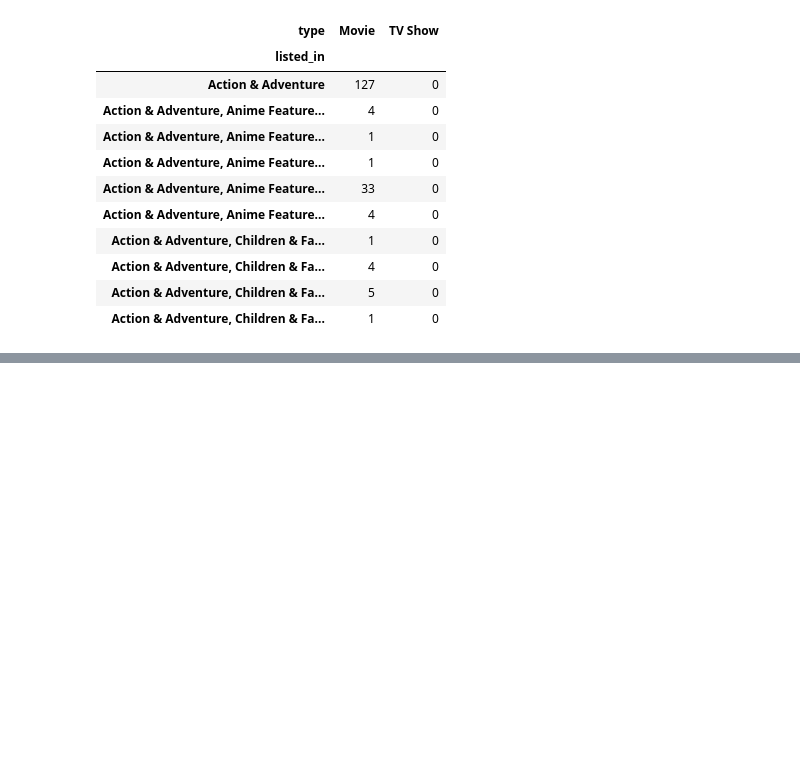
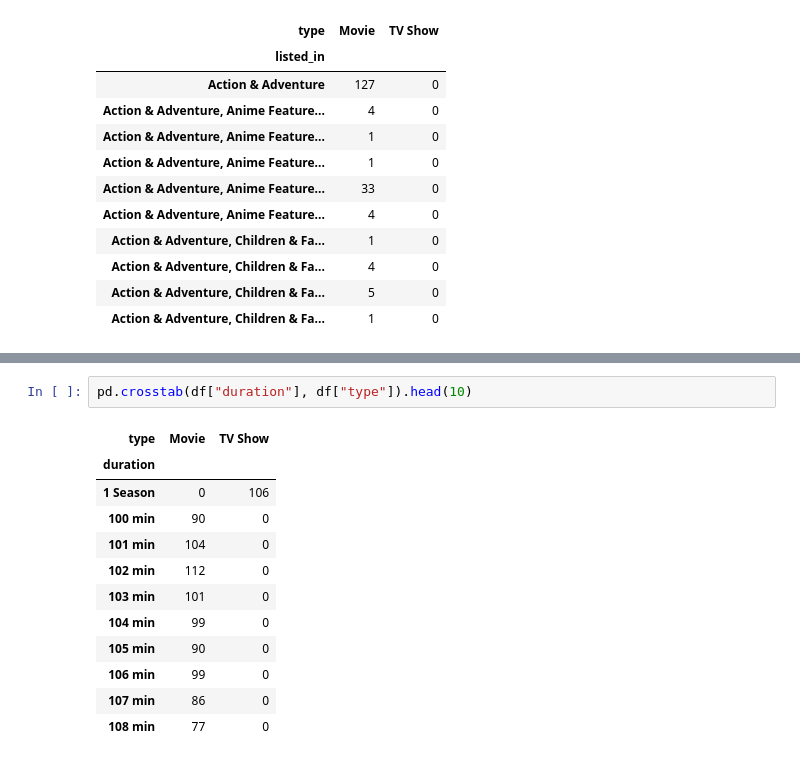
Before and after one commit to manasasuresh-25/CodSoft_Task2, a Jupyter notebook: EDA..ipynb, the cells around one changed output, grey strips where cells are left out. Cells and saved outputs as stored; diff of their text form; blank space fills up the shorter version.

```diff
--- a/EDA..ipynb
+++ b/EDA..ipynb
@@ -154,0 +163,15 @@ pd.crosstab(df["listed_in"], df["type"]).head(10)
+# %%
+pd.crosstab(df["duration"], df["type"]).head(10)
+# %% [output]
+| type | Movie | TV Show |
+| duration |  |  |
+| 1 Season | 0 | 106 |
+| 100 min | 90 | 0 |
+| 101 min | 104 | 0 |
+| 102 min | 112 | 0 |
+| 103 min | 101 | 0 |
+| 104 min | 99 | 0 |
+| 105 min | 90 | 0 |
+| 106 min | 99 | 0 |
+| 107 min | 86 | 0 |
+| 108 min | 77 | 0 |
```
Also changed, not shown: parts of 1 cell of this notebook.
